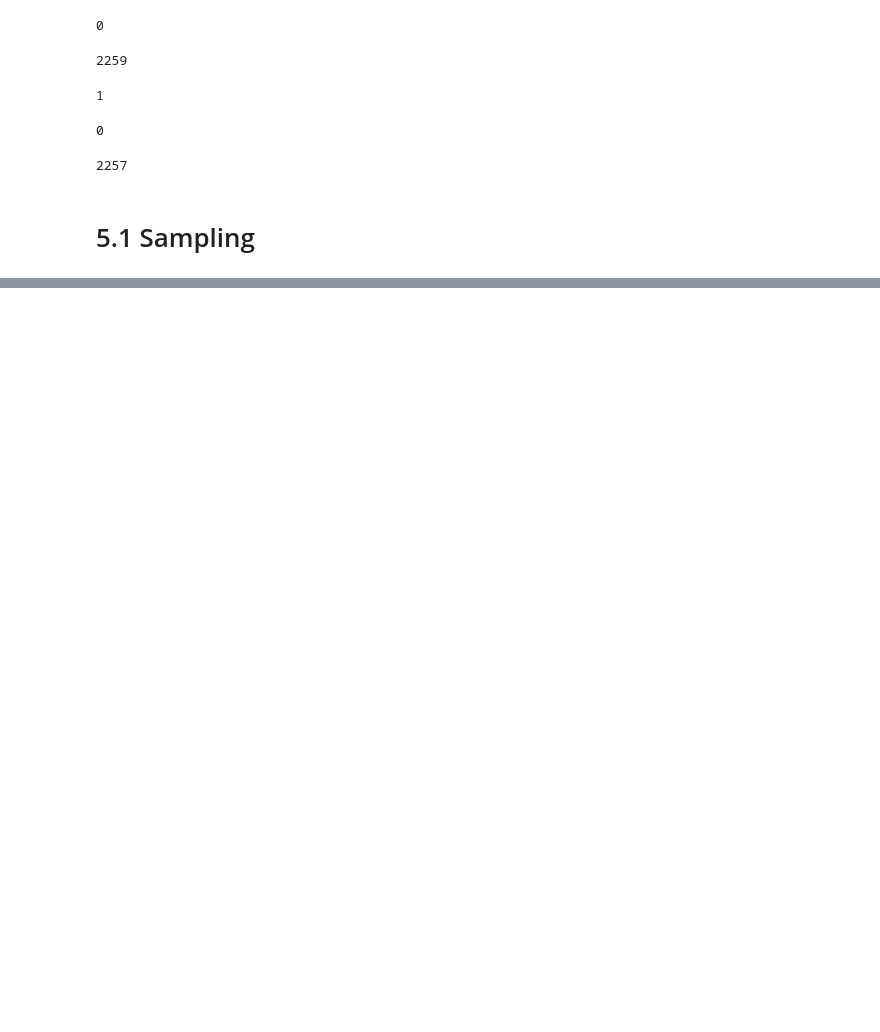
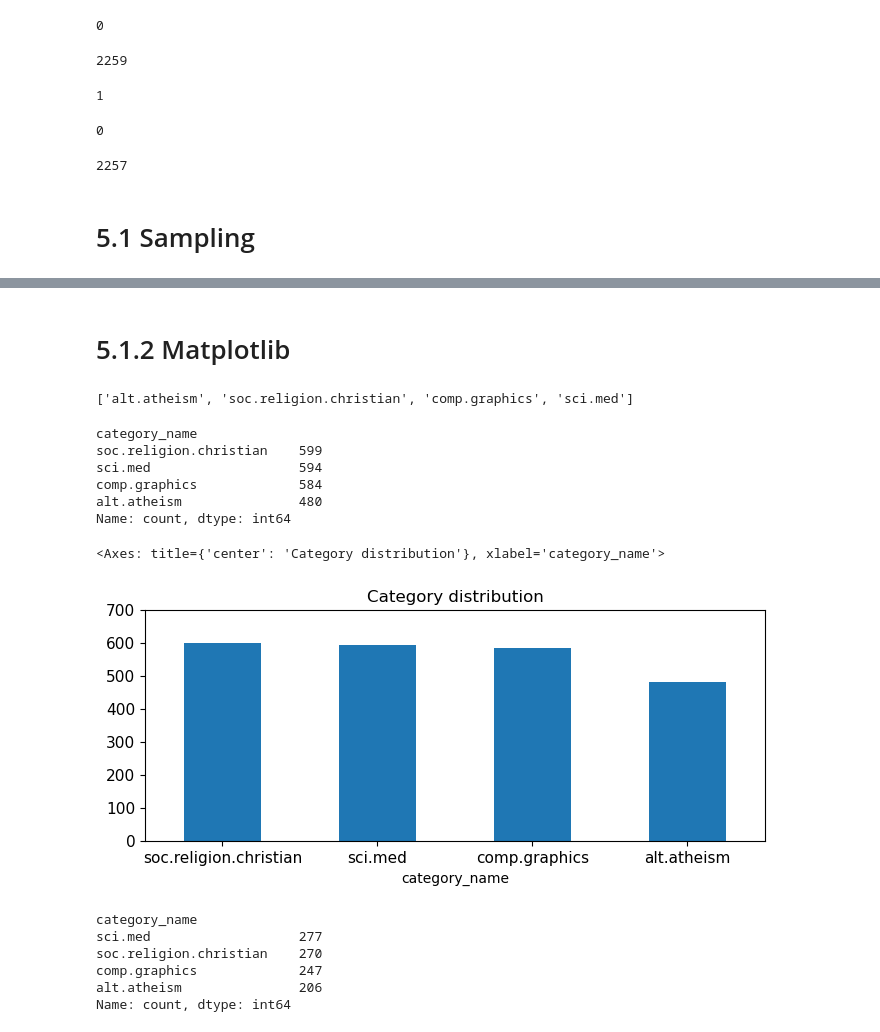
Before and after one commit to DITShark/DM2023-Lab1-Master, a Jupyter notebook: Homework/DM2023-Lab1-Homework.ipynb, the cells around one changed output, grey strips where cells are left out. Saved outputs shown, nothing was run; the diff lists cells and outputs as text; code cells hidden in the pictures; blank space fills up the shorter version.

```diff
--- a/Homework/DM2023-Lab1-Homework.ipynb
+++ b/Homework/DM2023-Lab1-Homework.ipynb
@@ -542,0 +572,2 @@ len(X)
+# %% [markdown]
+# 5.1.2 Matplotlib
@@ -542,0 +578,36 @@ len(X)
+# %%
+# Check the categories we have
+categories
+# %% [output]
+['alt.atheism', 'soc.religion.christian', 'comp.graphics', 'sci.med']
+# %%
+# Count the numbers of each category
+print(X.category_name.value_counts())
+# %% [output]
+category_name
+soc.religion.christian    599
+sci.med                   594
+comp.graphics             584
+alt.atheism               480
+Name: count, dtype: int64
+# %%
+# Plot barchart for X
+# ylim -> the height of y axis
+# rot -> the angle of x axis labels
+X.category_name.value_counts().plot(kind='bar',
+                                    title='Category distribution',
+                                    ylim=[0, 700],
+                                    rot=0, fontsize=11, figsize=(8, 3))
+# %% [output]
+<Axes: title={'center': 'Category distribution'}, xlabel='category_name'>
+[figure, added]
+# %%
+# Count the numbers of each category of sample data
+print(X_sample.category_name.value_counts())
+# %% [output]
+category_name
+sci.med                   277
+soc.religion.christian    270
+comp.graphics             247
+alt.atheism               206
+Name: count, dtype: int64
```
Also changed, not shown: parts of 77 cells of this notebook, 3 other files.
